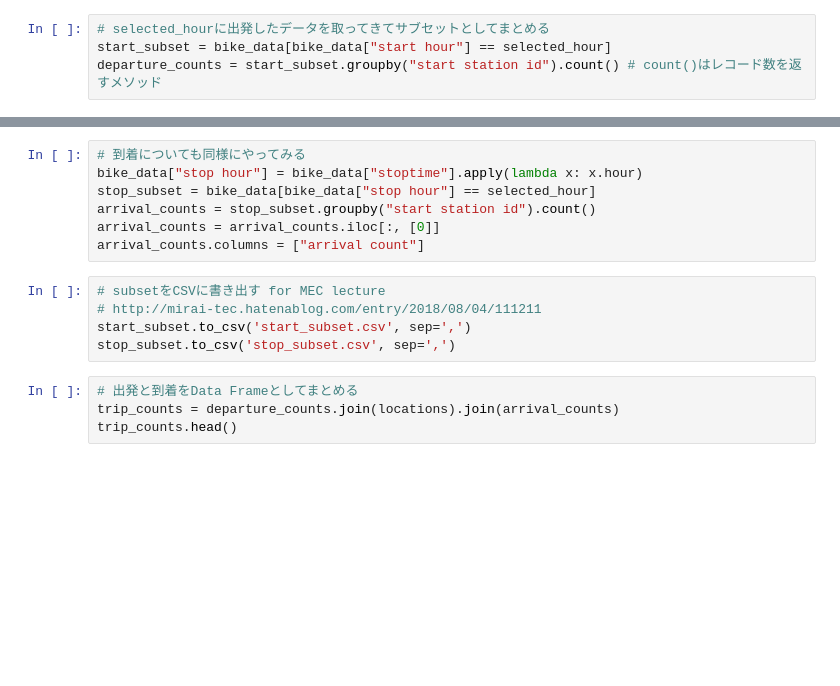
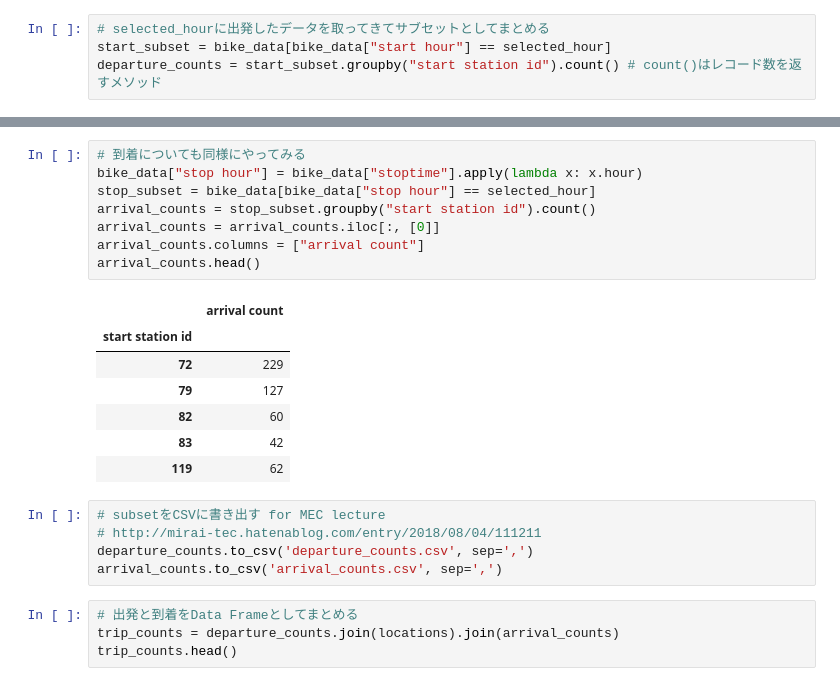
Before and after one commit to EiHirai/mec_lecture, a Jupyter notebook: lecture_2/mapping_sample/mapping.ipynb, the cells around one changed output, grey strips where cells are left out. Drawn from its saved outputs; the diff is of its cells as text; blank space fills up the shorter version.

```diff
--- a/lecture_2/mapping_sample/mapping.ipynb
+++ b/lecture_2/mapping_sample/mapping.ipynb
@@ -106,15 +115,24 @@ departure_counts.columns = ["departure count"]
 # %%
 # 到着についても同様にやってみる
 bike_data["stop hour"] = bike_data["stoptime"].apply(lambda x: x.hour)
 stop_subset = bike_data[bike_data["stop hour"] == selected_hour]
 arrival_counts = stop_subset.groupby("start station id").count()
 arrival_counts = arrival_counts.iloc[:, [0]]
 arrival_counts.columns = ["arrival count"]
+arrival_counts.head()
+# %% [output]
+|  | arrival count |
+| start station id |  |
+| 72 | 229 |
+| 79 | 127 |
+| 82 | 60 |
+| 83 | 42 |
+| 119 | 62 |
 # %%
 # subsetをCSVに書き出す for MEC lecture
 # http://mirai-tec.hatenablog.com/entry/2018/08/04/111211
-start_subset.to_csv('start_subset.csv', sep=',')
-stop_subset.to_csv('stop_subset.csv', sep=',')
+departure_counts.to_csv('departure_counts.csv', sep=',')
+arrival_counts.to_csv('arrival_counts.csv', sep=',')
 # %%
 # 出発と到着をData Frameとしてまとめる
 trip_counts = departure_counts.join(locations).join(arrival_counts)
```
Also changed, not shown: parts of 3 cells of this notebook, 4 other files.
